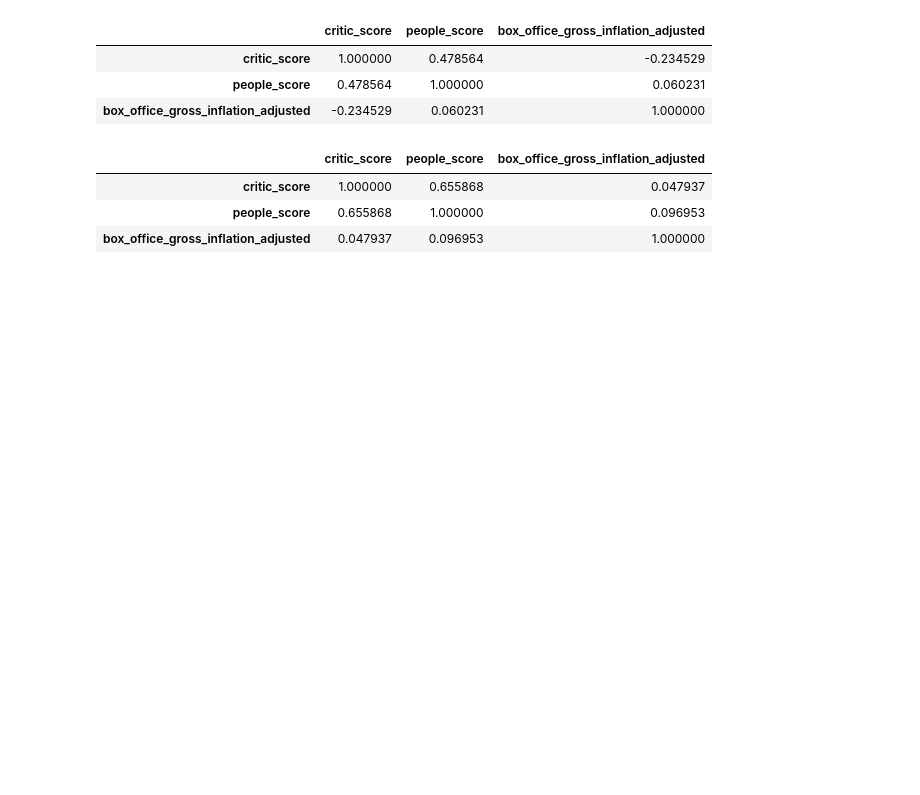
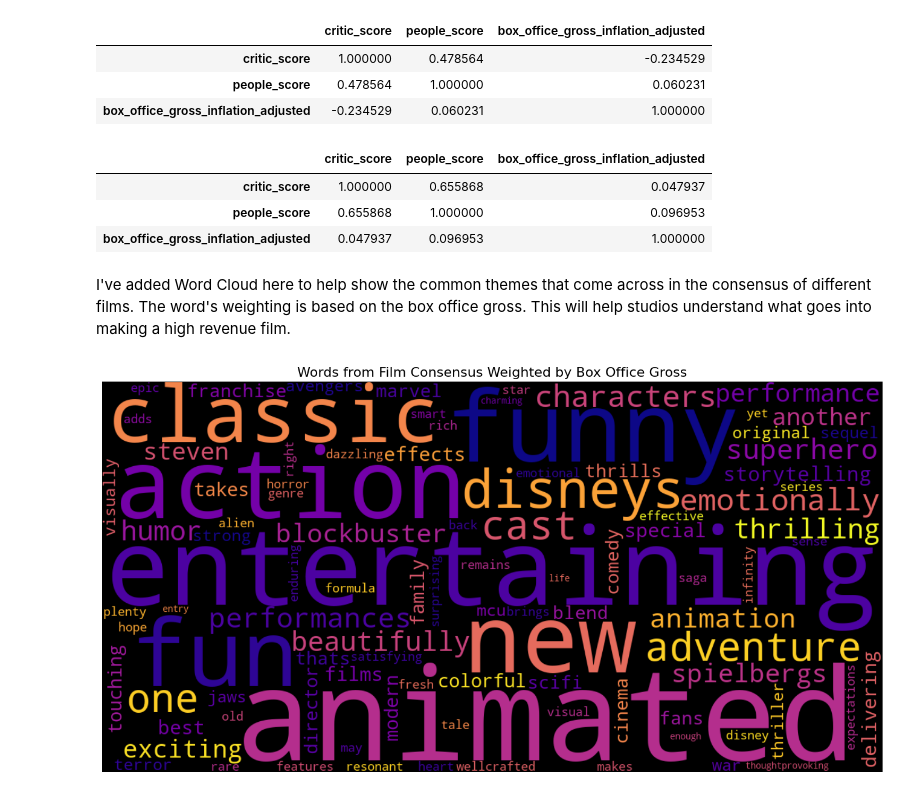
Before and after one commit to wateraxe99/Data-Analytics-Capstone2, a Jupyter notebook: Capstone Project - Zach Schneider v2.ipynb, the cells around one changed output. Saved outputs shown, nothing was run; the diff lists cells and outputs as text; code cells hidden in the pictures; blank space fills up the shorter version.

```diff
--- a/Capstone Project - Zach Schneider v2.ipynb
+++ b/Capstone Project - Zach Schneider v2.ipynb
@@ -241,3 +243,41 @@ movies[['critic_score', 'people_score', 'box_office_gross_inflation_adjusted']].
 | critic_score | 1.000000 | 0.655868 | 0.047937 |
 | people_score | 0.655868 | 1.000000 | 0.096953 |
 | box_office_gross_inflation_adjusted | 0.047937 | 0.096953 | 1.000000 |
+# %% [markdown]
+I've added Word Cloud here to help show the common themes that come across in the consensus of different films. The word's weighting is based on the box office gross. This will help studios understand what goes into making a high revenue film.
+# %%
+from wordcloud import WordCloud
+from collections import defaultdict
+from wordcloud import STOPWORDS
+
+stopwords_variable = set(STOPWORDS)
+stopwords_variable.update(['film', 'movie', 'story'])
+word_weights = defaultdict(float)
+
+for _, row in movies.iterrows():
+    if pd.isna(row['consensus']) or pd.isna(row['box_office_gross_inflation_adjusted']):
+        continue
+    words = row['consensus'].lower().split()
+    for word in words:
+        word = ''.join(c for c in word if c.isalpha())
+        if word and word not in stopwords_variable:
+            word_weights[word] += row['box_office_gross_inflation_adjusted']
+
+
+wc = WordCloud(
+    width=1200,
+    height=600,
+    background_color='black',
+    colormap='plasma',
+    max_words=100,
+    stopwords=stopwords_variable
+).generate_from_frequencies(word_weights)
+
+plt.figure(figsize=(15,7))
+plt.imshow(wc, interpolation='bilinear')
+plt.axis('off')
+plt.title('Words from Film Consensus Weighted by Box Office Gross', fontsize=16)
+plt.tight_layout()
+plt.show()
+# %% [output]
+[figure, added]
```
Also changed, not shown: parts of 2 cells of this notebook.
